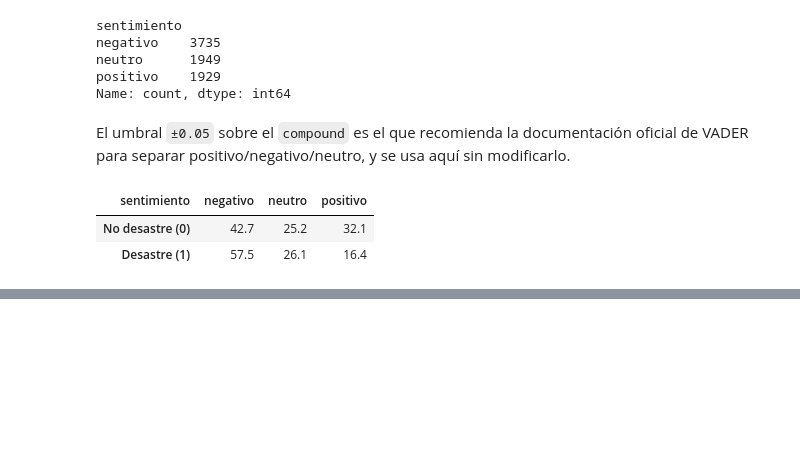
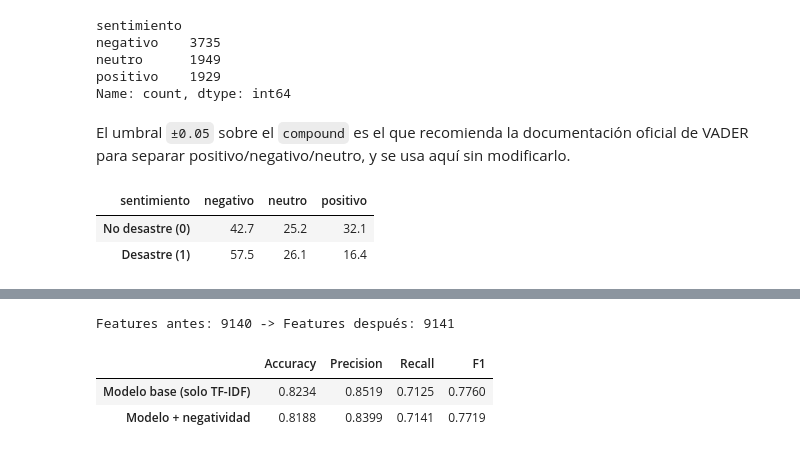
Before and after one commit to Cisco890/lab5_datascience, a Jupyter notebook: lab5_clasificacion_sentimiento.ipynb, the cells around one changed output, grey strips where cells are left out. Cells and saved outputs as stored; diff of their text form; code cells hidden in the pictures; blank space fills up the shorter version.

```diff
--- a/lab5_clasificacion_sentimiento.ipynb
+++ b/lab5_clasificacion_sentimiento.ipynb
@@ -217,0 +332,49 @@ Ejemplos más positivos
+# %%
+from scipy.sparse import csr_matrix, hstack
+from sklearn.preprocessing import StandardScaler
+
+negatividad_train = df.loc[X_train.index, "negatividad"].values.reshape(-1, 1)
+negatividad_test = df.loc[X_test.index, "negatividad"].values.reshape(-1, 1)
+
+escalador_negatividad = StandardScaler()
+negatividad_train_escalada = escalador_negatividad.fit_transform(negatividad_train)
+negatividad_test_escalada = escalador_negatividad.transform(negatividad_test)
+
+X_train_negatividad = hstack([X_train_tfidf, csr_matrix(negatividad_train_escalada)]).tocsr()
+X_test_negatividad = hstack([X_test_tfidf, csr_matrix(negatividad_test_escalada)]).tocsr()
+
+print("Features antes:", X_train_tfidf.shape[1], "-> Features después:", X_train_negatividad.shape[1])
+# %% [output]
+Features antes: 9140 -> Features después: 9141
+# %%
+from sklearn.linear_model import LogisticRegression
+
+modelo_con_negatividad = LogisticRegression(max_iter=1000, random_state=42)
+modelo_con_negatividad.fit(X_train_negatividad, y_train)
+y_pred_negatividad = modelo_con_negatividad.predict(X_test_negatividad)
+
+metricas_con_negatividad = {
+    "Accuracy": accuracy_score(y_test, y_pred_negatividad),
+    "Precision": precision_score(y_test, y_pred_negatividad),
+    "Recall": recall_score(y_test, y_pred_negatividad),
+    "F1": f1_score(y_test, y_pred_negatividad),
+}
+metricas_base = {
+    "Accuracy": accuracy_score(y_test, y_pred),
+    "Precision": precision_score(y_test, y_pred),
+    "Recall": recall_score(y_test, y_pred),
+    "F1": f1_score(y_test, y_pred),
+}
+
+comparacion_negatividad = pd.DataFrame(
+    {
+        "Modelo base (solo TF-IDF)": metricas_base,
+        "Modelo + negatividad": metricas_con_negatividad,
+    }
+).T.round(4)
+
+comparacion_negatividad
+# %% [output]
+|  | Accuracy | Precision | Recall | F1 |
+| Modelo base (solo TF-IDF) | 0.8234 | 0.8519 | 0.7125 | 0.7760 |
+| Modelo + negatividad | 0.8188 | 0.8399 | 0.7141 | 0.7719 |
```
Also changed, not shown: parts of 20 cells of this notebook.
